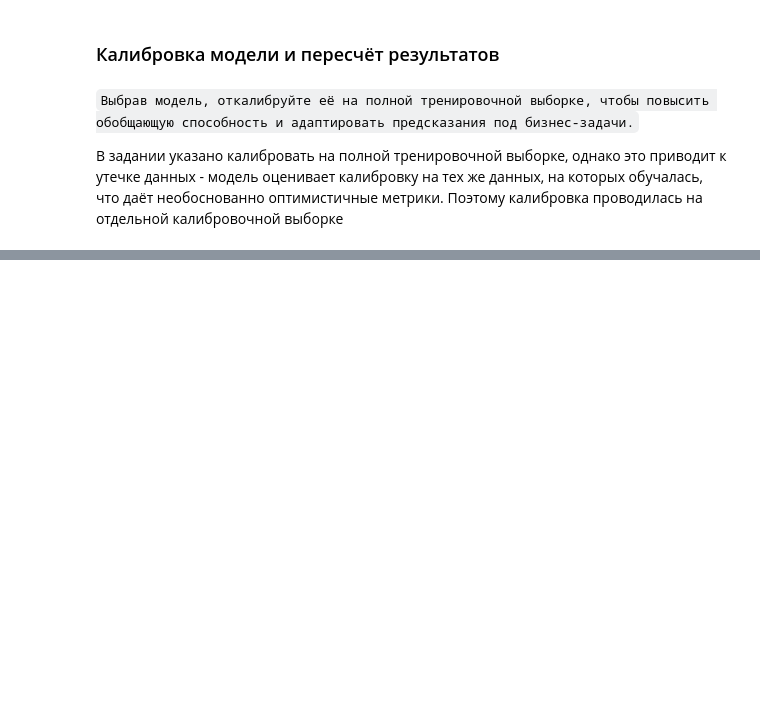
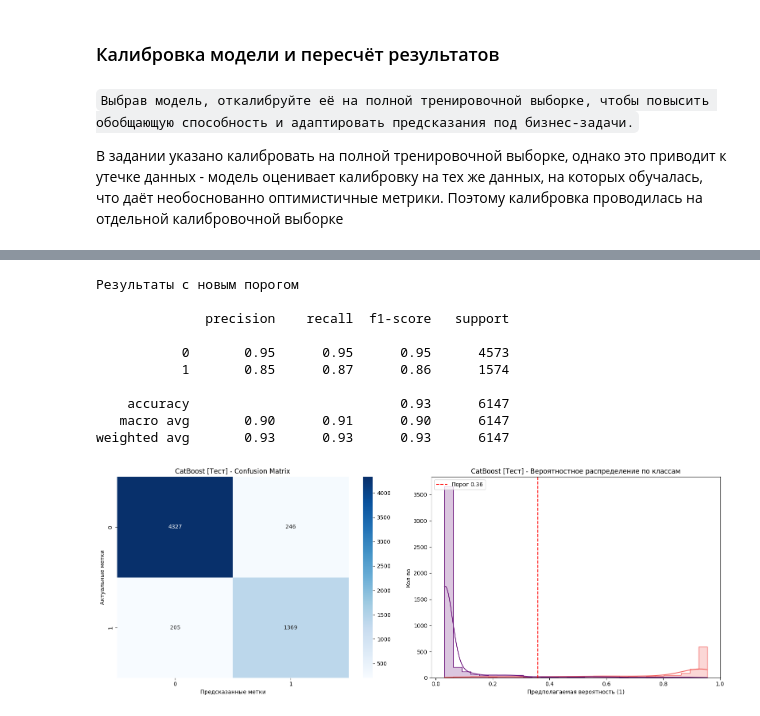
Before and after one commit to KatsayArtemDev/ML, a Jupyter notebook: classification/reservation_cancellation/reservation_cancellation_predictor.ipynb, the cells around one changed output, grey strips where cells are left out. Cells and saved outputs as stored; diff of their text form; code cells hidden in the pictures; blank space fills up the shorter version.

```diff
--- a/classification/reservation_cancellation/reservation_cancellation_predictor.ipynb
+++ b/classification/reservation_cancellation/reservation_cancellation_predictor.ipynb
@@ -1115,0 +1579,4 @@ print(f'Динами загруженности: {metrics['occupancy_dynamics']}
+# %%
+y_proba_test = calibrator.predict_proba(X_test)[:, 1]
+metrics = evaluate_results(y_test, y_proba_test, threshold, 'CatBoost [Тест]')
+# %% [output]
@@ -1115,0 +1585,11 @@ print(f'Динами загруженности: {metrics['occupancy_dynamics']}
+Результаты с новым порогом
+
+              precision    recall  f1-score   support
+
+           0       0.95      0.95      0.95      4573
+           1       0.85      0.87      0.86      1574
+
+    accuracy                           0.93      6147
+   macro avg       0.90      0.91      0.90      6147
+weighted avg       0.93      0.93      0.93      6147
+[figure, added]
```
Also changed, not shown: parts of 48 cells of this notebook, 1 other file.
